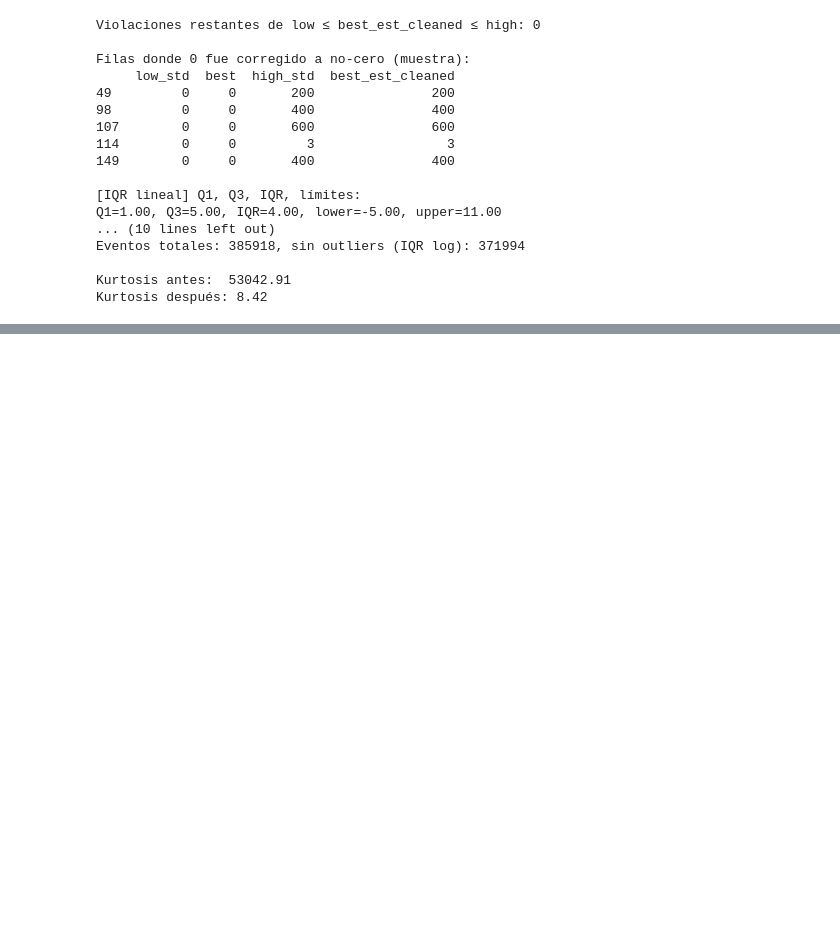
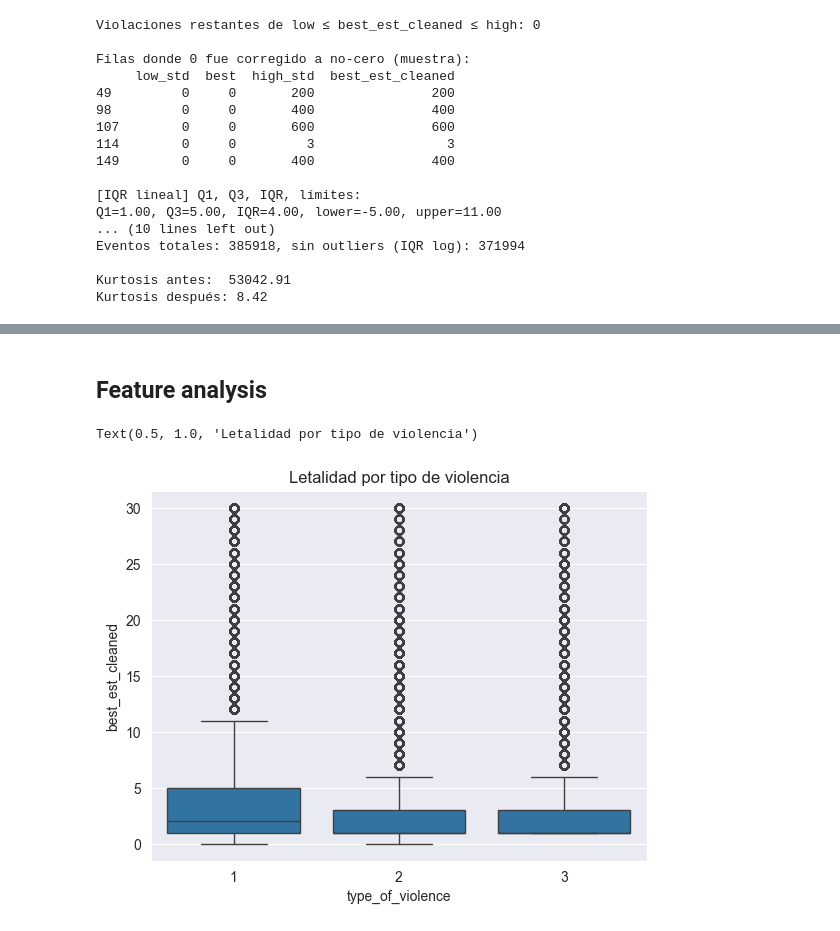
Before and after one commit to jpskobalski/tp_analisis_de_datos, a Jupyter notebook: Outliers.ipynb, the cells around one changed output, grey strips where cells are left out. Drawn from its saved outputs; the diff is of its cells as text; code cells hidden in the pictures; blank space fills up the shorter version.

```diff
--- a/Outliers.ipynb
+++ b/Outliers.ipynb
@@ -238,0 +280,9 @@ Dado este rango, los outliers puede permanecer sin salir del dataset previo al e
+# %% [markdown]
+## Feature analysis
+# %%
+
+sns.boxplot(x="type_of_violence", y="best_est_cleaned", data=df_no_outliers)
+plt.title("Letalidad por tipo de violencia")
+# %% [output]
+Text(0.5, 1.0, 'Letalidad por tipo de violencia')
+[figure, added]
```
Also changed, not shown: parts of 8 cells of this notebook.
